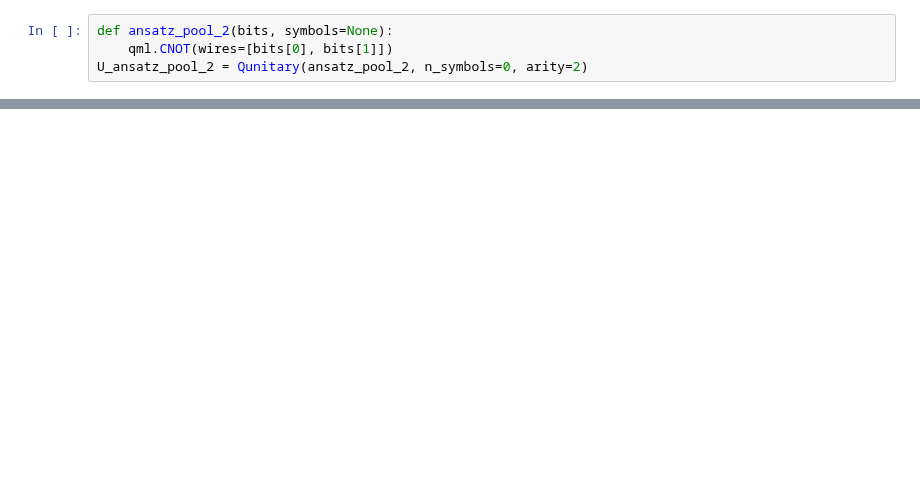
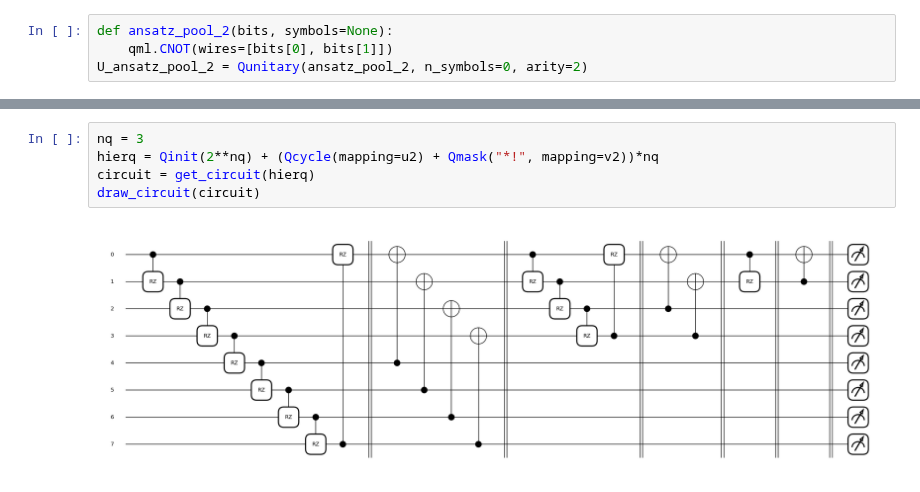
Before and after one commit to Wander29/qml_project, a Jupyter notebook: scripts/test_hierarqcal.ipynb, the cells around one changed output, grey strips where cells are left out. Saved outputs shown, nothing was run; the diff lists cells and outputs as text; blank space fills up the shorter version.

```diff
--- a/scripts/test_hierarqcal.ipynb
+++ b/scripts/test_hierarqcal.ipynb
@@ -31,0 +85,7 @@ TypeError: Qmotif.__init__() got an unexpected keyword argument 'step'
+# %%
+nq = 3
+hierq = Qinit(2**nq) + (Qcycle(mapping=u2) + Qmask("*!", mapping=v2))*nq
+circuit = get_circuit(hierq)
+draw_circuit(circuit)
+# %% [output]
+[figure, added]
```
Also changed, not shown: parts of 5 cells of this notebook, 19 other files.
